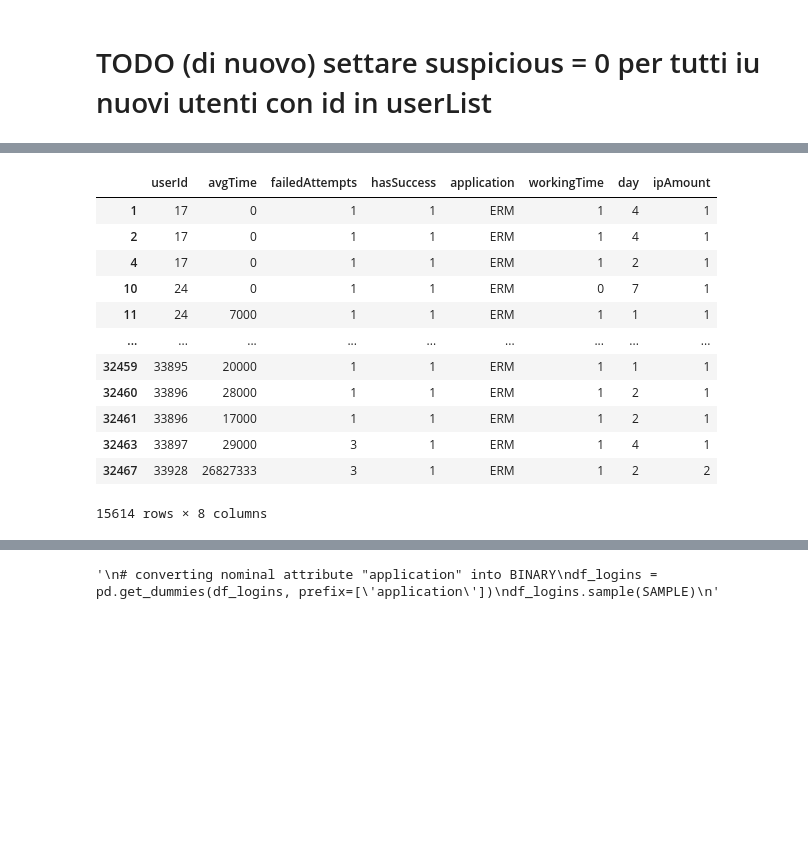
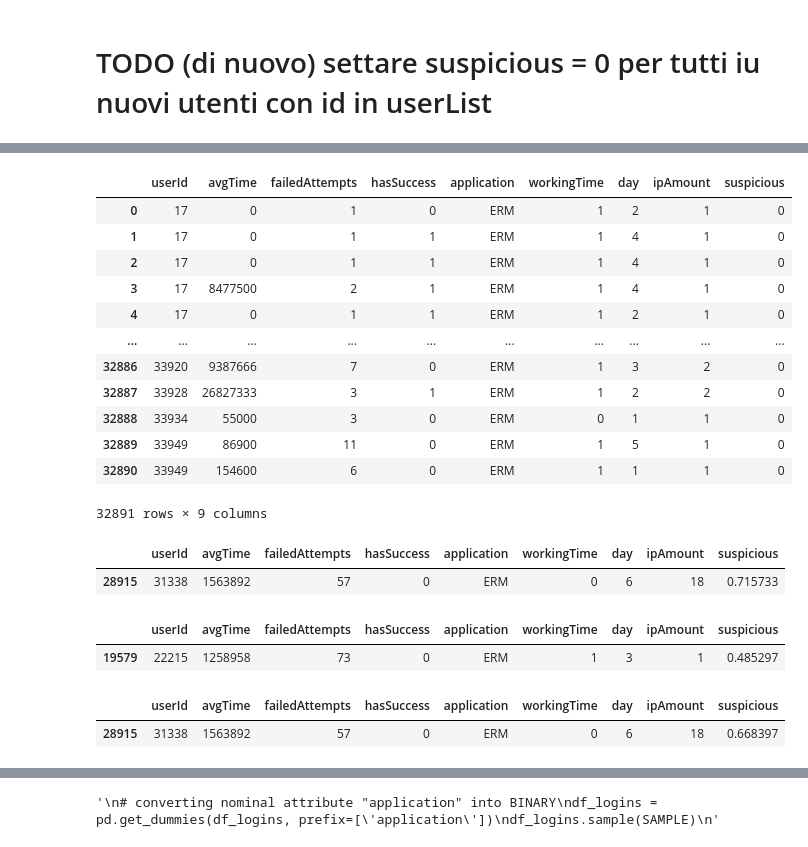
Before and after one commit to carloleo/AI-for-cybersecurity, a Jupyter notebook: AI project.ipynb, the cells around one changed output, grey strips where cells are left out. Drawn from its saved outputs; the diff is of its cells as text; code cells hidden in the pictures; blank space fills up the shorter version.

```diff
--- a/AI project.ipynb
+++ b/AI project.ipynb
@@ -248,15 +228,18 @@ userList.clear()
 for i in users_id:
     user_group = df_groupbyUserId.get_group(i)
     rowsNumber = len(user_group.index)
-    for j in range(rowsNumber - 1):
+    j = 0
+    while j < rowsNumber - 1:
         if user_group.iloc[j]["eventType"] == 2:
             k = j+1
-            while user_group.iloc[k]["eventType"] != 2 and k < (rowsNumber - 1):
+            while k < rowsNumber and user_group.iloc[k]["eventType"] != 2:
                 k += 1
-            if k == 1 or k != rowsNumber - 1: # dopo un login errato l'utente contiene altri login errati (1 o più)
+            if k == 1 or k != rowsNumber: # dopo un login errato l'utente contiene altri login errati (1 o più)
                 userList.append(i)
                 break
             j = k
+        else:
+            j += 1
 
 userList
 # %% [output]
@@ -309,17 +292,17 @@ userList = []
 for i in users_id:
     user_group = df_groupbyUserId.get_group(i)
     rowsNumber = len(user_group.index)
-    for j in range(rowsNumber - 1):
+    j = 0
+    while j < rowsNumber - 1:
         if user_group.iloc[j]["eventType"] == 2:
             k = j+1
-            while user_group.iloc[k]["eventType"] != 2 and k < (rowsNumber - 1):
+            while k < rowsNumber and user_group.iloc[k]["eventType"] != 2:
                 k += 1
-            if k == 1 or k != rowsNumber - 1:
+            if k == 1 or k != rowsNumber:
                 delta = (user_group.iloc[k]["date"] - user_group.iloc[j]["date"]).total_seconds() * 1000
-                #print(delta)
                 if delta < AT_LEAST_ONE_DAY:
                     userList.append(i) # salvo l'id dell'utente per mantenerlo nell'analisi
                     break
             j = k
-
-#userList
+        else:
+            j += 1
@@ -425,37 +449,43 @@ for i in range(rowsNumber):
 # %%
 #CALCOLO MEDIA
 seriesEvalIndex = []
 for user in failedAttemptsSeries.keys():
     series = failedAttemptsSeries[user]
     #(userId,tempoMedio, tentativiFalliti, hasSuccess, applicazione)
     for serie in series:
         length = len(serie)
         i = 0
         delta = 0
         hasSuccess = False
         ctr = 1 #numero di indirizzi ip usati
         workingTime = 1
         while(i < length - 1):
             delta += (serie[i+1][0] - serie[i][0]).total_seconds() * 1000
             ctr += 1 if serie[i+1][5] != serie[i][5] else 0
             workingTime &= serie[i][3]
             i += 1
         hasSuccess = serie[-1][1] == 1
         t = (user, int(delta/(length-1 if length > 1 else length )) ,length - 1 if hasSuccess else length,1 if hasSuccess else 0,serie[0][2],workingTime,serie[i][4],ctr)
         seriesEvalIndex.append(t)
+
 df_series = pd.DataFrame(seriesEvalIndex,columns=["userId","avgTime","failedAttempts","hasSuccess","application","workingTime","day","ipAmount"])
-df_series[df_series["hasSuccess"] & df_series["failedAttempts"] == 1]
+df_series["suspicious"] = 0
+df_series
+
+# TO FIX !!!!!!!!!!!!!!!!!!!!!!!!!!!!!!!!!!!!!!!!!!!!!!!!!!!!!!!!!!!!!!!!!!!!!!!!!!!!!!!
+#df_series[df_series["ipAmount"] == 0]
+#df_series.iloc[0]
 # %% [output]
-|  | userId | avgTime | failedAttempts | hasSuccess | application | workingTime | day | ipAmount |
-| 1 | 17 | 0 | 1 | 1 | ERM | 1 | 4 | 1 |
-| 2 | 17 | 0 | 1 | 1 | ERM | 1 | 4 | 1 |
-| 4 | 17 | 0 | 1 | 1 | ERM | 1 | 2 | 1 |
-| 10 | 24 | 0 | 1 | 1 | ERM | 0 | 7 | 1 |
-| 11 | 24 | 7000 | 1 | 1 | ERM | 1 | 1 | 1 |
-| ... | ... | ... | ... | ... | ... | ... | ... | ... |
-| 32459 | 33895 | 20000 | 1 | 1 | ERM | 1 | 1 | 1 |
-| 32460 | 33896 | 28000 | 1 | 1 | ERM | 1 | 2 | 1 |
-| 32461 | 33896 | 17000 | 1 | 1 | ERM | 1 | 2 | 1 |
-| 32463 | 33897 | 29000 | 3 | 1 | ERM | 1 | 4 | 1 |
-| 32467 | 33928 | 26827333 | 3 | 1 | ERM | 1 | 2 | 2 |
+|  | userId | avgTime | failedAttempts | hasSuccess | application | workingTime | day | ipAmount | suspicious |
+| 0 | 17 | 0 | 1 | 0 | ERM | 1 | 2 | 1 | 0 |
+| 1 | 17 | 0 | 1 | 1 | ERM | 1 | 4 | 1 | 0 |
+| 2 | 17 | 0 | 1 | 1 | ERM | 1 | 4 | 1 | 0 |
+| 3 | 17 | 8477500 | 2 | 1 | ERM | 1 | 4 | 1 | 0 |
+| 4 | 17 | 0 | 1 | 1 | ERM | 1 | 2 | 1 | 0 |
+| ... | ... | ... | ... | ... | ... | ... | ... | ... | ... |
+| 32886 | 33920 | 9387666 | 7 | 0 | ERM | 1 | 3 | 2 | 0 |
+| 32887 | 33928 | 26827333 | 3 | 1 | ERM | 1 | 2 | 2 | 0 |
+| 32888 | 33934 | 55000 | 3 | 0 | ERM | 0 | 1 | 1 | 0 |
+| 32889 | 33949 | 86900 | 11 | 0 | ERM | 1 | 5 | 1 | 0 |
+| 32890 | 33949 | 154600 | 6 | 0 | ERM | 1 | 1 | 1 | 0 |
-15614 rows × 8 columns
+32891 rows × 9 columns
@@ -461,0 +553,15 @@ df_series[df_series["hasSuccess"] & df_series["failedAttempts"] == 1]
+# %%
+df_series[df_series["suspicious"] == df_series["suspicious"].max()]
+# %% [output]
+|  | userId | avgTime | failedAttempts | hasSuccess | application | workingTime | day | ipAmount | suspicious |
+| 28915 | 31338 | 1563892 | 57 | 0 | ERM | 0 | 6 | 18 | 0.715733 |
+# %%
+df_series[df_series["failedAttempts"] == df_series["failedAttempts"].max()]
+# %% [output]
+|  | userId | avgTime | failedAttempts | hasSuccess | application | workingTime | day | ipAmount | suspicious |
+| 19579 | 22215 | 1258958 | 73 | 0 | ERM | 1 | 3 | 1 | 0.485297 |
+# %%
+df_series[df_series["ipAmount"] == df_series["ipAmount"].max()]
+# %% [output]
+|  | userId | avgTime | failedAttempts | hasSuccess | application | workingTime | day | ipAmount | suspicious |
+| 28915 | 31338 | 1563892 | 57 | 0 | ERM | 0 | 6 | 18 | 0.668397 |
```
Also changed, not shown: parts of 14 cells of this notebook.
